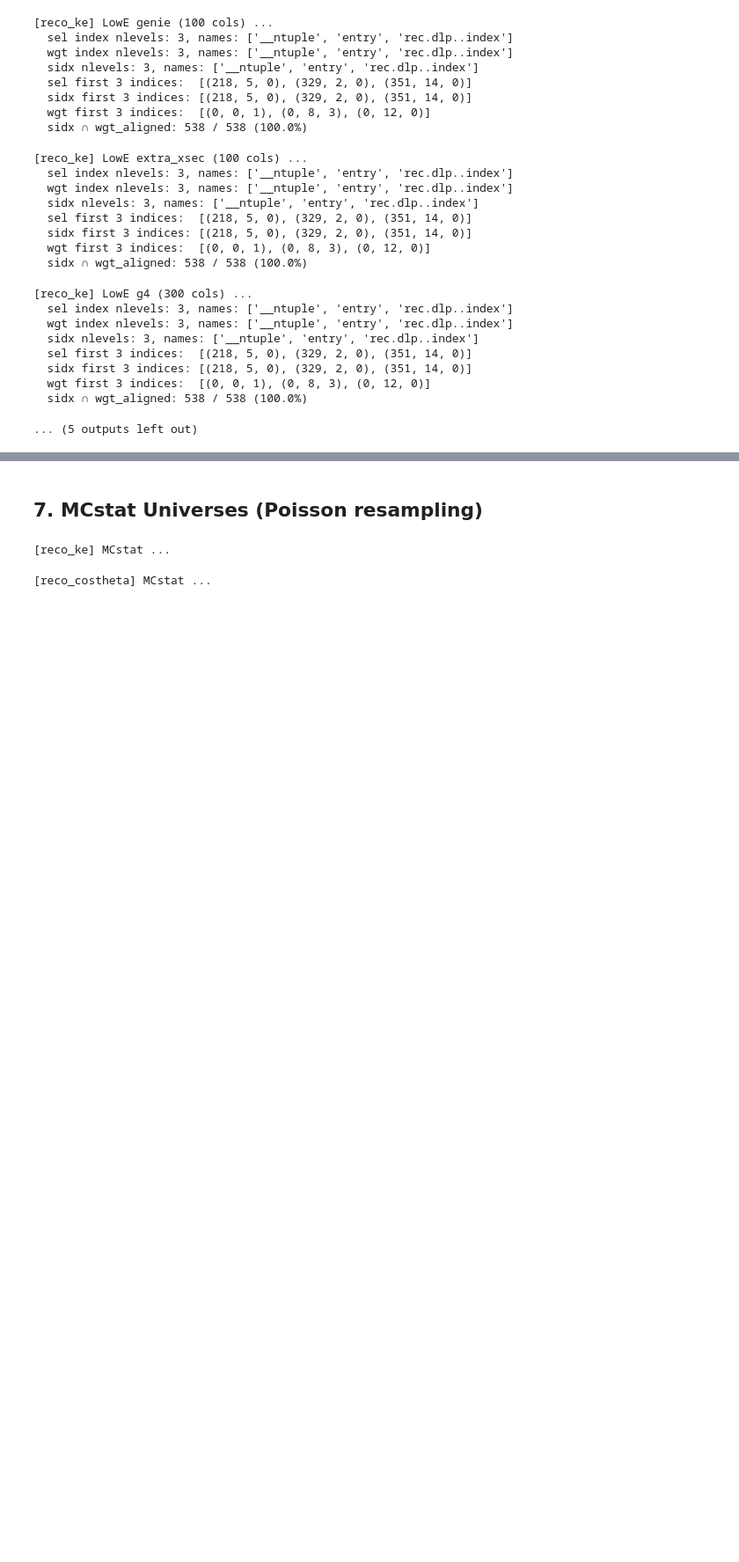
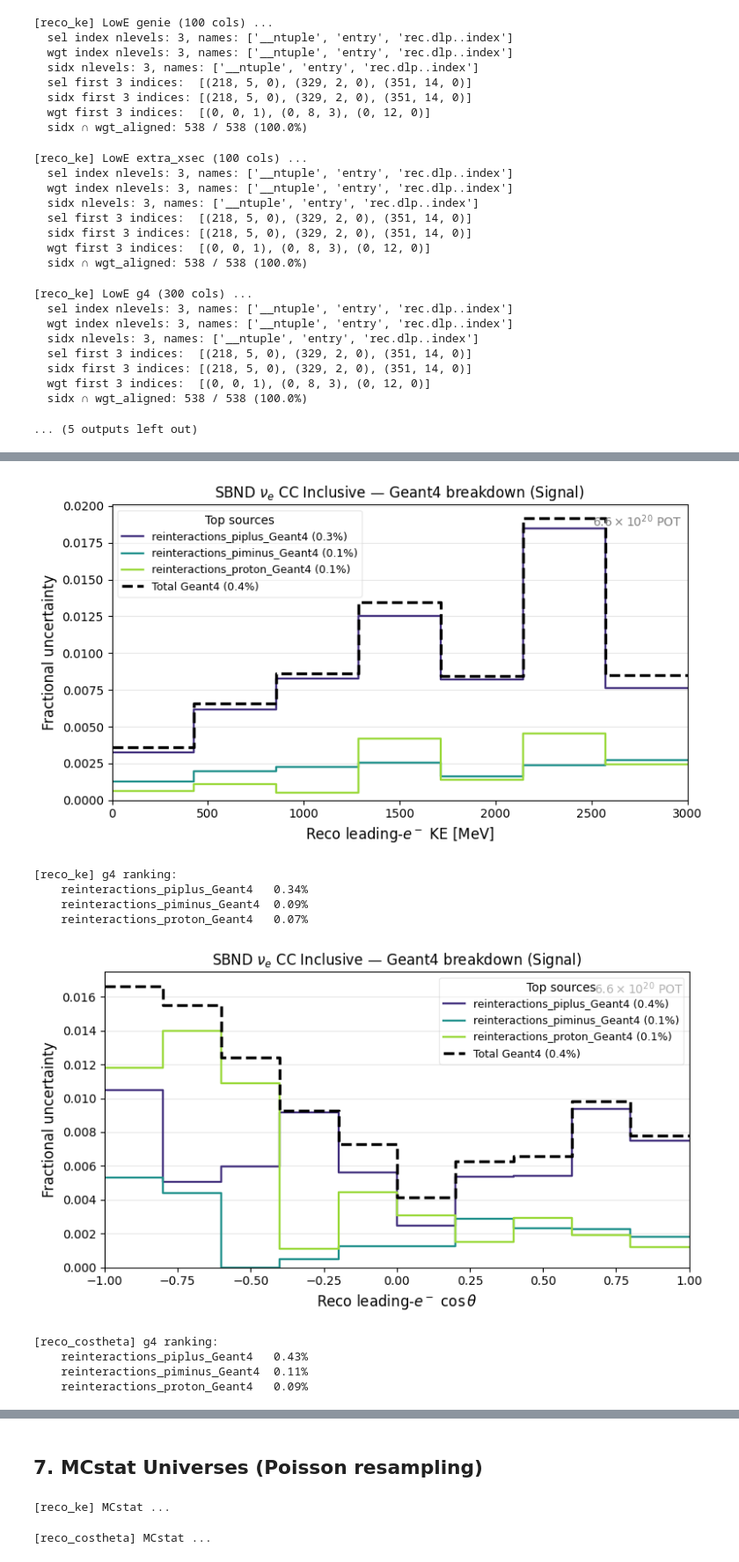
Before and after one commit to castalyfan1012/cafpyana, a Jupyter notebook: analysis_village/nueCC/nue_syst.ipynb, the cells around one changed output, grey strips where cells are left out. Shown at 88% size. Saved outputs shown, nothing was run; the diff lists cells and outputs as text; code cells hidden in the pictures; blank space fills up the shorter version.

Commit message:
update weight maker for syst sources breakdown

```diff
--- a/analysis_village/nueCC/nue_syst.ipynb
+++ b/analysis_village/nueCC/nue_syst.ipynb
@@ -609,0 +710,27 @@ print('All universes done (main MC + lowE).')
+# %%
+from nue_plotter import plot_source_breakdown
+from analysis_village.unfolding.covariance import get_covariance_matrix_self
+
+for vcfg in VAR_CFGS:
+    cv = cv_results[vcfg.name]
+    for family, subdict in subsrc_results[vcfg.name].items():
+        fig, ranked = plot_source_breakdown(
+            subdict, cv['sig_cv'], vcfg, categ='Signal',
+            top_n=5, group_label=SRC_LABEL.get(family, family),
+            get_cov_self=get_covariance_matrix_self,
+            savefig_fn=savefig,
+            filename=f'{vcfg.name}_{family}_breakdown_signal')
+        print(f"\n[{vcfg.name}] {family} ranking:")
+        for name, v in ranked[:5]:
+            print(f"    {name:<30s} {v['total']*100:.2f}%")
+# %% [output]
+[figure, added]
+[reco_ke] g4 ranking:
+    reinteractions_piplus_Geant4   0.34%
+    reinteractions_piminus_Geant4  0.09%
+    reinteractions_proton_Geant4   0.07%
+[figure, added]
+[reco_costheta] g4 ranking:
+    reinteractions_piplus_Geant4   0.43%
+    reinteractions_piminus_Geant4  0.11%
+    reinteractions_proton_Geant4   0.09%
```
Also changed, not shown: parts of 6 cells of this notebook, 4 other files.
